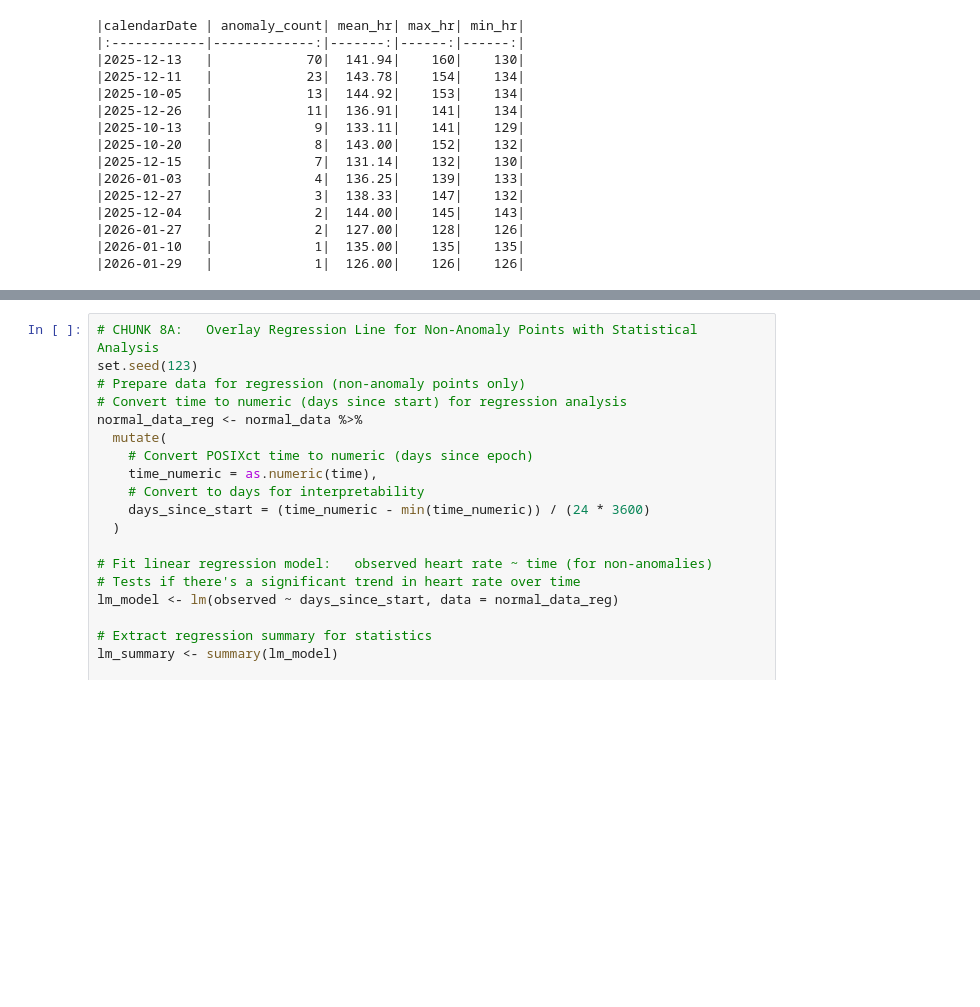
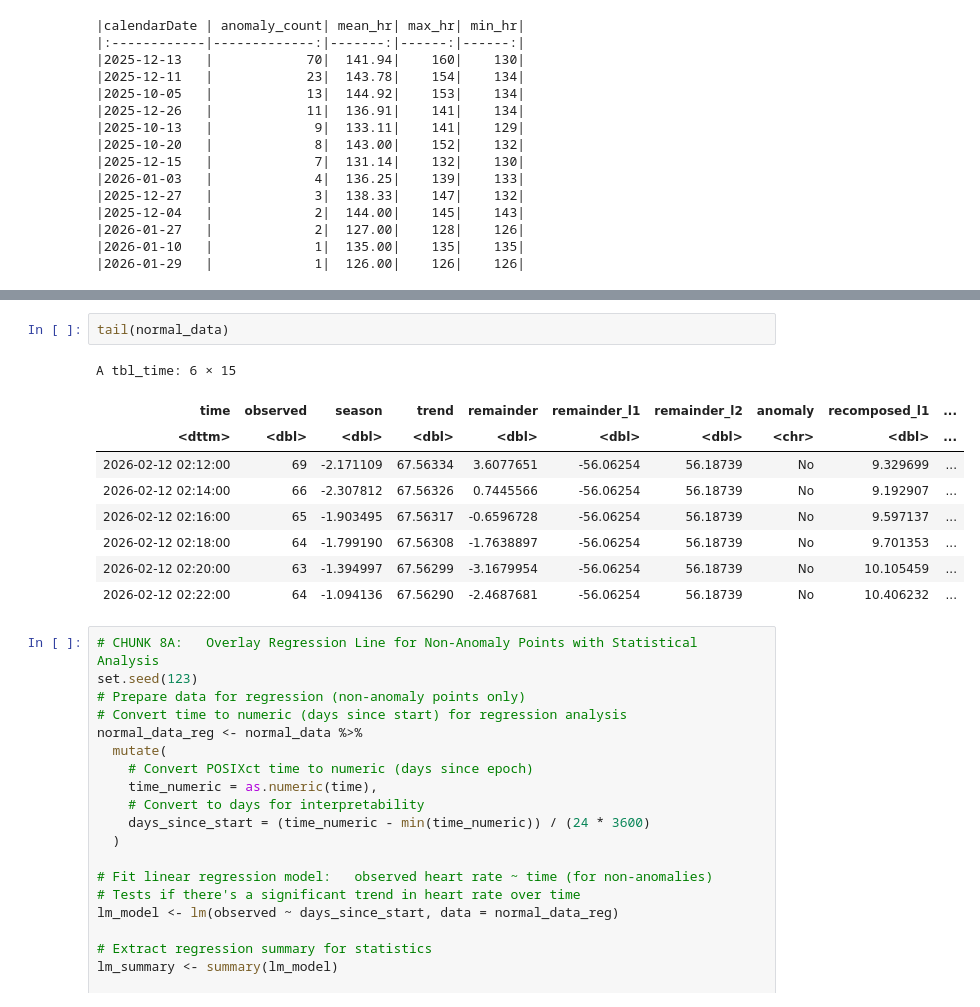
Before and after one commit to mahoneyjustinnj/myGarminHealth_JM, a Jupyter notebook: analyzingGarminHeartDataColab.ipynb, the cells around one changed output, grey strips where cells are left out. Drawn from its saved outputs; the diff is of its cells as text; blank space fills up the shorter version.

```diff
--- a/analyzingGarminHeartDataColab.ipynb
+++ b/analyzingGarminHeartDataColab.ipynb
@@ -1835,3 +1847,15 @@ Difference: 68.04 bpm
+# %%
+tail(normal_data)
+# %% [output]
+A tbl_time: 6 × 15
+| time | observed | season | trend | remainder | remainder_l1 | remainder_l2 | anomaly | recomposed_l1 | ... |
+| <dttm> | <dbl> | <dbl> | <dbl> | <dbl> | <dbl> | <dbl> | <chr> | <dbl> | ... |
+| 2026-02-12 02:12:00 | 69 | -2.171109 | 67.56334 | 3.6077651 | -56.06254 | 56.18739 | No | 9.329699 | ... |
+| 2026-02-12 02:14:00 | 66 | -2.307812 | 67.56326 | 0.7445566 | -56.06254 | 56.18739 | No | 9.192907 | ... |
+| 2026-02-12 02:16:00 | 65 | -1.903495 | 67.56317 | -0.6596728 | -56.06254 | 56.18739 | No | 9.597137 | ... |
+| 2026-02-12 02:18:00 | 64 | -1.799190 | 67.56308 | -1.7638897 | -56.06254 | 56.18739 | No | 9.701353 | ... |
+| 2026-02-12 02:20:00 | 63 | -1.394997 | 67.56299 | -3.1679954 | -56.06254 | 56.18739 | No | 10.105459 | ... |
+| 2026-02-12 02:22:00 | 64 | -1.094136 | 67.56290 | -2.4687681 | -56.06254 | 56.18739 | No | 10.406232 | ... |
 # %%
 # CHUNK 8A:   Overlay Regression Line for Non-Anomaly Points with Statistical Analysis
 set.seed(123)
```
Also changed, not shown: parts of 1 cell of this notebook.
